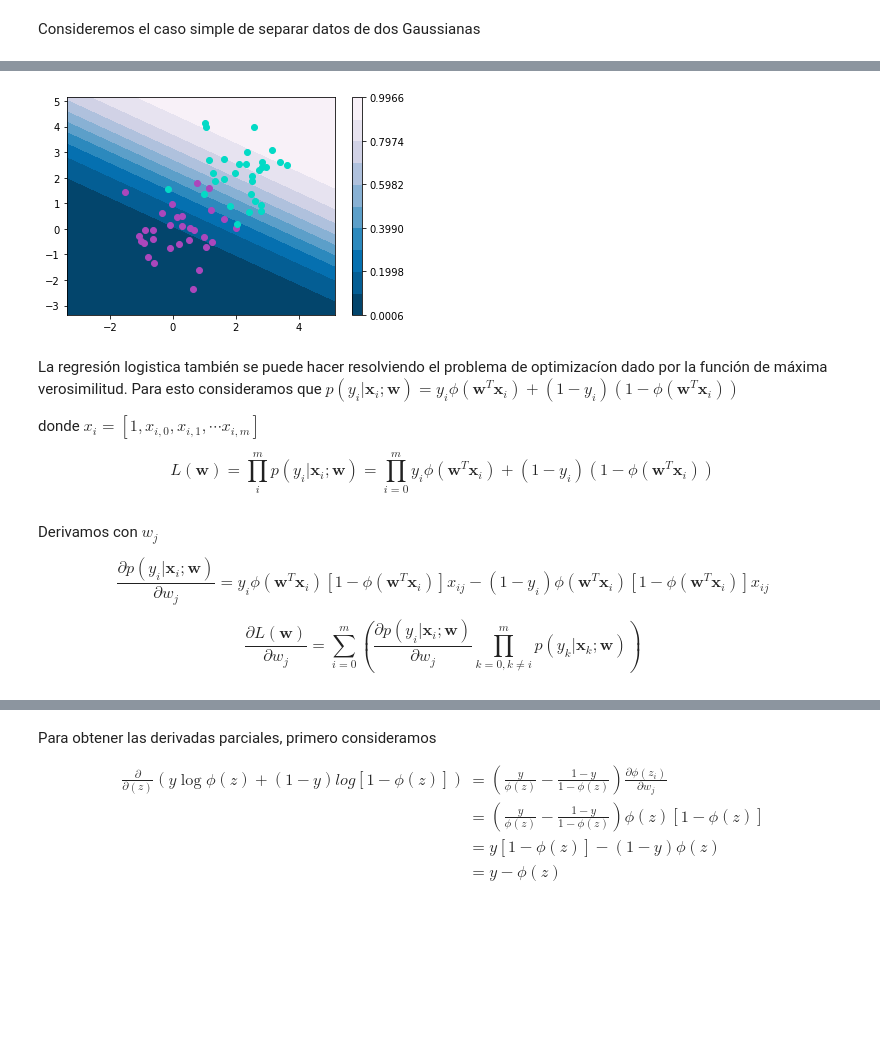
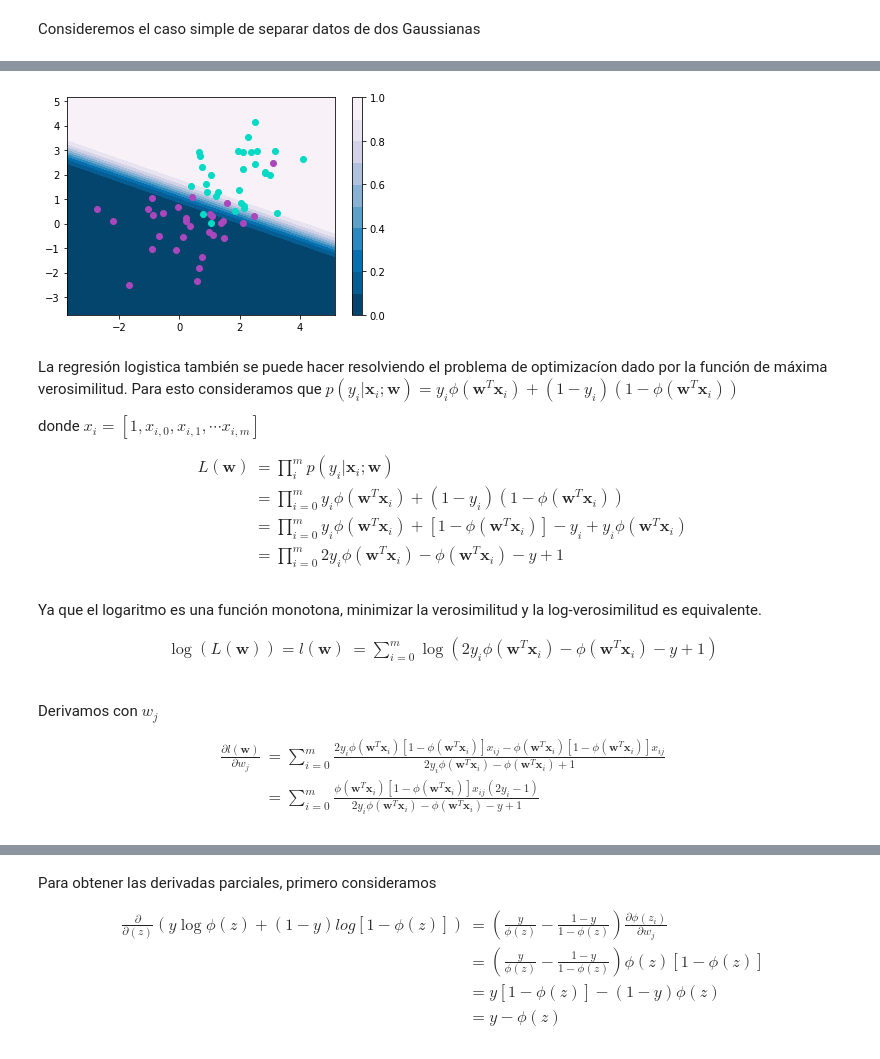
Before and after one commit to nottu/nottu-notes, a Jupyter notebook: MachineLearning/tarea_3_javier_peralta.ipynb, the cells around one changed output, grey strips where cells are left out. Saved outputs shown, nothing was run; the diff lists cells and outputs as text; code cells hidden in the pictures; blank space fills up the shorter version.

```diff
--- a/MachineLearning/tarea_3_javier_peralta.ipynb
+++ b/MachineLearning/tarea_3_javier_peralta.ipynb
@@ -86,7 +89,7 @@ def logistic_function(x, w, lib=np):
         v += w[i+1] * x[i]
     return sigmoid(v, lib)
 def R_sigmoid(y, x, w, lib=np):
-    return logistic_function(x, w, lib=lib) - y
+    return y - logistic_function(x, w, lib=lib)
 
 def __jacobiano_sigmoid(f, y, x, w):
     w_s = sp.symbols("w0:{}".format(len(w)))
@@ -137,0 +139,7 @@ def __LM(R, J, x, y, w, mk=100, toler = 1E-10, v=1.2):
+# %%
+%%time
+def rl_ls(y, x, k=1000): #encapsulamos la funcion para reusar facil
+    w = np.append([0], [1] * x.shape[1])
+    jf = __jacobiano_sigmoid(R_sigmoid, y, x, w)
+    return __grad_desc(__R, jf, x, y, w, mk=k)
+w, ws, t = rl_ls(y, x)
@@ -138,13 +149,5 @@ def __LM(R, J, x, y, w, mk=100, toler = 1E-10, v=1.2):
 # %%
-%%time
-def rl_ls(y, x, k=10000): #encapsulamos la funcion para reusar facil
-    w = np.append([0], [1] * x.shape[1])
-    jf = __jacobiano_sigmoid(R_sigmoid, y, x, w)
-    return __LM(__R, jf, x, y, w, k)
-w = rl_ls(y, x)
-print(w)
-
-def eval_in_space(w):
+def eval_in_space(w, x):
     N = 100
     x_v = np.linspace(x.min()-1, x.max()+1, N)
     y_v = np.linspace(x.min()-1, x.max()+1, N)
@@ -152,7 +155,7 @@ def eval_in_space(w):
     XX = np.array([X_v.ravel(), Y_v.ravel()]).T
     Z = np.array([logistic_function(xi, w) for xi in XX])
     return X_v, Y_v, Z.reshape(X_v.shape)
-X, Y, Z = eval_in_space(w)
+X, Y, Z = eval_in_space(w, x)
 cs = plt.contourf(X, Y, Z, locator=ticker.LinearLocator(), cmap=cm.PuBu_r)
 plt.scatter(x[:n_samples, 0], x[:n_samples, 1] , label = "$Y = 0$", color = '#AB47BC')
 plt.scatter(x[n_samples:, 0], x[n_samples:, 1] , label = "$Y = 1$", color = '#03DAc6')
@@ -164,9 +164,20 @@ Wall time: 2.3 s
-[figure, old version]
+[figure, new version]
 # %% [markdown]
 La regresión logistica también se puede hacer resolviendo el problema de optimizacíon dado por la función de máxima verosimilitud. Para esto consideramos que $p(y_i|\mathbf{x}_i ; \mathbf{w}) = y_i\phi(\mathbf{w}^T\mathbf{x}_i) + (1 - y_i)(1 - \phi(\mathbf{w}^T\mathbf{x}_i))$
 
 donde $ x_i = [1, x_{i,0}, x_{i,1}, \cdots x_{i,m}]$
 
-$$L(\mathbf{w}) = \prod_i^m p(y_i|\mathbf{x}_i ; \mathbf{w}) = \prod_{i = 0}^m  y_i\phi(\mathbf{w}^T\mathbf{x}_i) + (1 - y_i)(1 - \phi(\mathbf{w}^T\mathbf{x}_i))$$
+\begin{align}
+L(\mathbf{w}) &= \prod_i^m p(y_i|\mathbf{x}_i ; \mathbf{w}) \\
+&= \prod_{i = 0}^m  y_i\phi(\mathbf{w}^T\mathbf{x}_i) + (1 - y_i)(1 - \phi(\mathbf{w}^T\mathbf{x}_i))\\
+&= \prod_{i = 0}^m  y_i\phi(\mathbf{w}^T\mathbf{x}_i) + [1 - \phi(\mathbf{w}^T\mathbf{x}_i)] - y_i + y_i\phi(\mathbf{w}^T\mathbf{x}_i)\\
+&= \prod_{i = 0}^m  2y_i\phi(\mathbf{w}^T\mathbf{x}_i) - \phi(\mathbf{w}^T\mathbf{x}_i) - y + 1
+\end{align}
+# %% [markdown]
+Ya que el logaritmo es una función monotona, minimizar la verosimilitud y la log-verosimilitud es equivalente.
+
+\begin{align}
+\log(L(\mathbf{w})) = l(\mathbf{w}) &= \sum_{i=0}^m \log( 2y_i\phi(\mathbf{w}^T\mathbf{x}_i) - \phi(\mathbf{w}^T\mathbf{x}_i) - y + 1 )\\
+\end{align}
 # %%
 def __verosimilitud__v1(y, x, w, f):
@@ -178,15 +189,9 @@ def __verosimilitud__v1(y, x, w, f):
 # %% [markdown]
 Derivamos con $w_j$
 
-$$\frac{\partial{p(y_i|\mathbf{x}_i ; \mathbf{w})}}{ \partial{w_j} } =
-y_i\phi(\mathbf{w}^T\mathbf{x}_i)[1 - \phi(\mathbf{w}^T\mathbf{x}_i)]x_{ij} - (1 - y_i)\phi(\mathbf{w}^T\mathbf{x}_i)[1 - \phi(\mathbf{w}^T\mathbf{x}_i)]x_{ij}
-$$
-
-$$ \frac{\partial{L(\mathbf{w})}}{ \partial{w_j} } = \sum_{i=0}^m
-\left(
-\frac{\partial{p(y_i|\mathbf{x}_i ; \mathbf{w})}}{ \partial{w_j} }
-\prod_{k=0,k\neq i}^m p(y_k|\mathbf{x}_k ; \mathbf{w})
-\right)
-$$
+\begin{align}
+\frac{\partial{l(\mathbf{w})}}{ \partial{w_j} } &= \sum_{i=0}^m \frac{2y_i \phi(\mathbf{w}^T\mathbf{x}_i) [1 - \phi(\mathbf{w}^T\mathbf{x}_i)] x_{ij} - \phi(\mathbf{w}^T\mathbf{x}_i) [1 - \phi(\mathbf{w}^T\mathbf{x}_i)] x_{ij}}{2y_i\phi(\mathbf{w}^T\mathbf{x}_i) - \phi(\mathbf{w}^T\mathbf{x}_i) + 1}\\
+&= \sum_{i=0}^m \frac{\phi(\mathbf{w}^T\mathbf{x}_i) [1 - \phi(\mathbf{w}^T\mathbf{x}_i)] x_{ij} (2y_i - 1)}{2y_i\phi(\mathbf{w}^T\mathbf{x}_i) - \phi(\mathbf{w}^T\mathbf{x}_i) - y + 1}
+\end{align}
 # %%
 def __grad_verosimilitud__v1(y, x, w, f):
```
Also changed, not shown: parts of 37 cells of this notebook, 1 other file.
